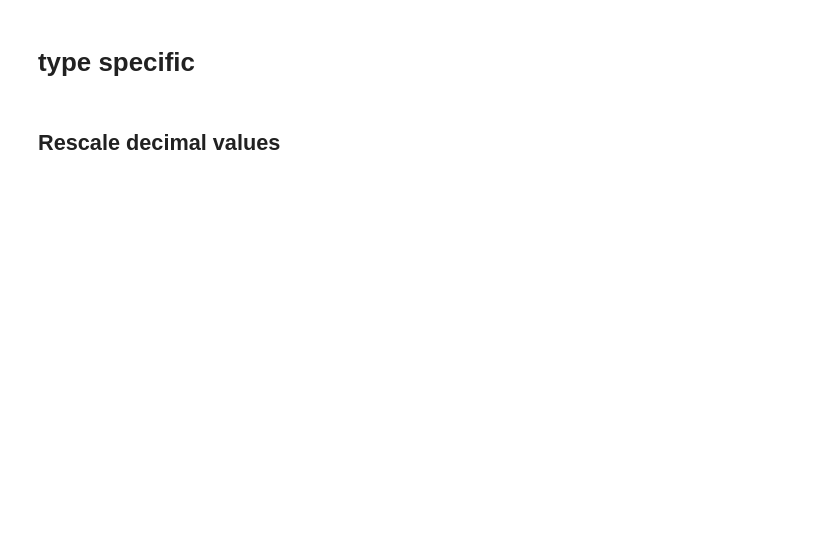
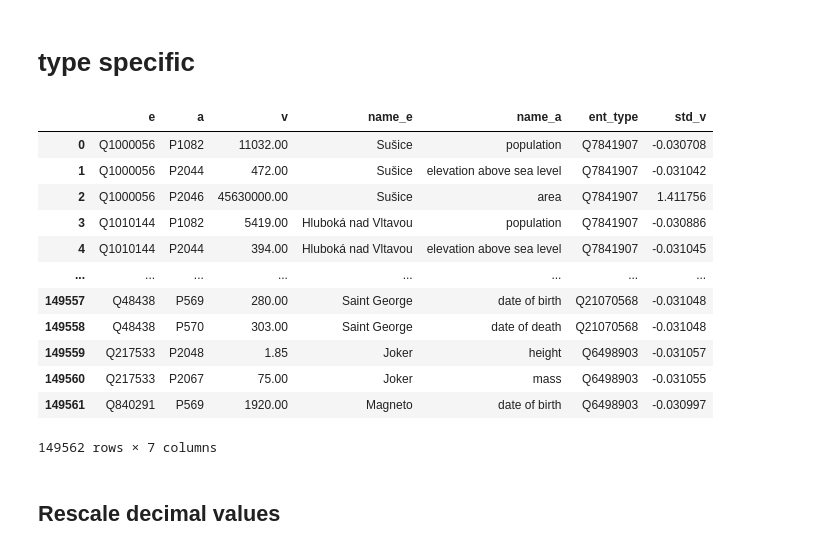
Before and after one commit to tinginde/Kgc-attribute-value-prediction-with-constraints, a Jupyter notebook: LiterallyWikidata/Lit48_Numericaltriples_Preprocessing_ver03.ipynb, the cells around one changed output. Cells and saved outputs as stored; diff of their text form; code cells hidden in the pictures; blank space fills up the shorter version.

```diff
--- a/LiterallyWikidata/Lit48_Numericaltriples_Preprocessing_ver03.ipynb
+++ b/LiterallyWikidata/Lit48_Numericaltriples_Preprocessing_ver03.ipynb
@@ -319,6 +363,24 @@ var_name = ["population","GDP (PPP)","PPP GDP per capita",
       "retirement age","age of majority","work period (start)","work period (end)"]
 # %%
 people_related_att.name_a.value_counts()
+# %%
+pop_related_att = pd.read_csv('files_needed/pop_related_att')
+# %%
+pop_related_att
+# %% [output]
+|  | e | a | v | name_e | name_a | ent_type | std_v |
+| 0 | Q1000056 | P1082 | 11032.00 | Sušice | population | Q7841907 | -0.030708 |
+| 1 | Q1000056 | P2044 | 472.00 | Sušice | elevation above sea level | Q7841907 | -0.031042 |
+| 2 | Q1000056 | P2046 | 45630000.00 | Sušice | area | Q7841907 | 1.411756 |
+| 3 | Q1010144 | P1082 | 5419.00 | Hluboká nad Vltavou | population | Q7841907 | -0.030886 |
+| 4 | Q1010144 | P2044 | 394.00 | Hluboká nad Vltavou | elevation above sea level | Q7841907 | -0.031045 |
+| ... | ... | ... | ... | ... | ... | ... | ... |
+| 149557 | Q48438 | P569 | 280.00 | Saint George | date of birth | Q21070568 | -0.031048 |
+| 149558 | Q48438 | P570 | 303.00 | Saint George | date of death | Q21070568 | -0.031048 |
+| 149559 | Q217533 | P2048 | 1.85 | Joker | height | Q6498903 | -0.031057 |
+| 149560 | Q217533 | P2067 | 75.00 | Joker | mass | Q6498903 | -0.031055 |
+| 149561 | Q840291 | P569 | 1920.00 | Magneto | date of birth | Q6498903 | -0.030997 |
+149562 rows × 7 columns
 # %%
 idx_all = []
 for var in var_name:
```
Also changed, not shown: parts of 41 cells of this notebook.
